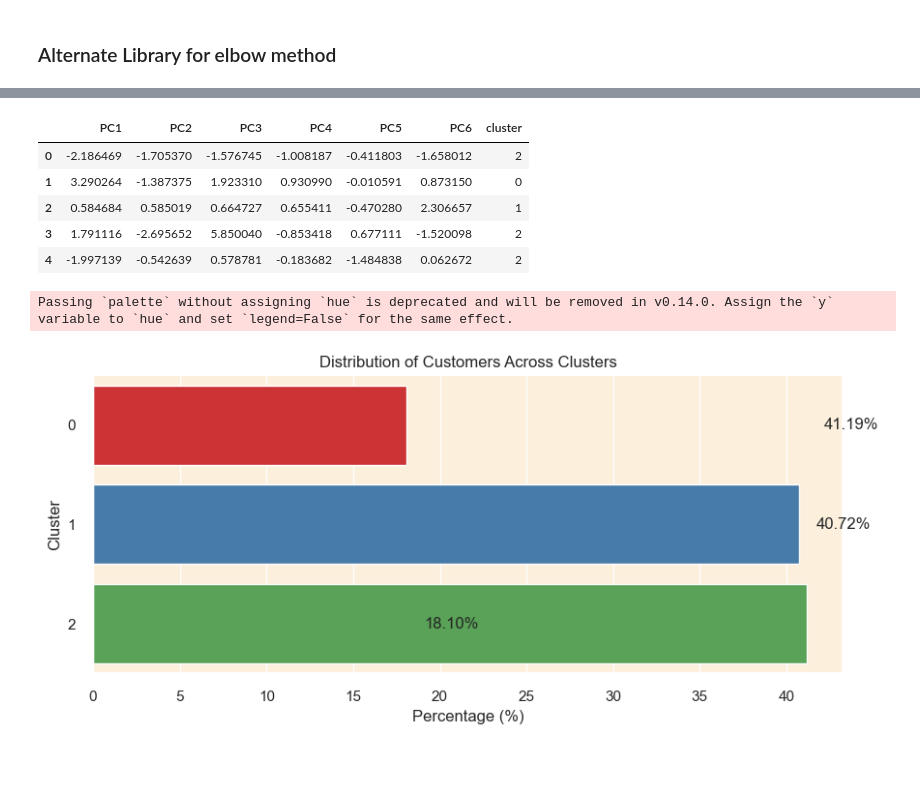
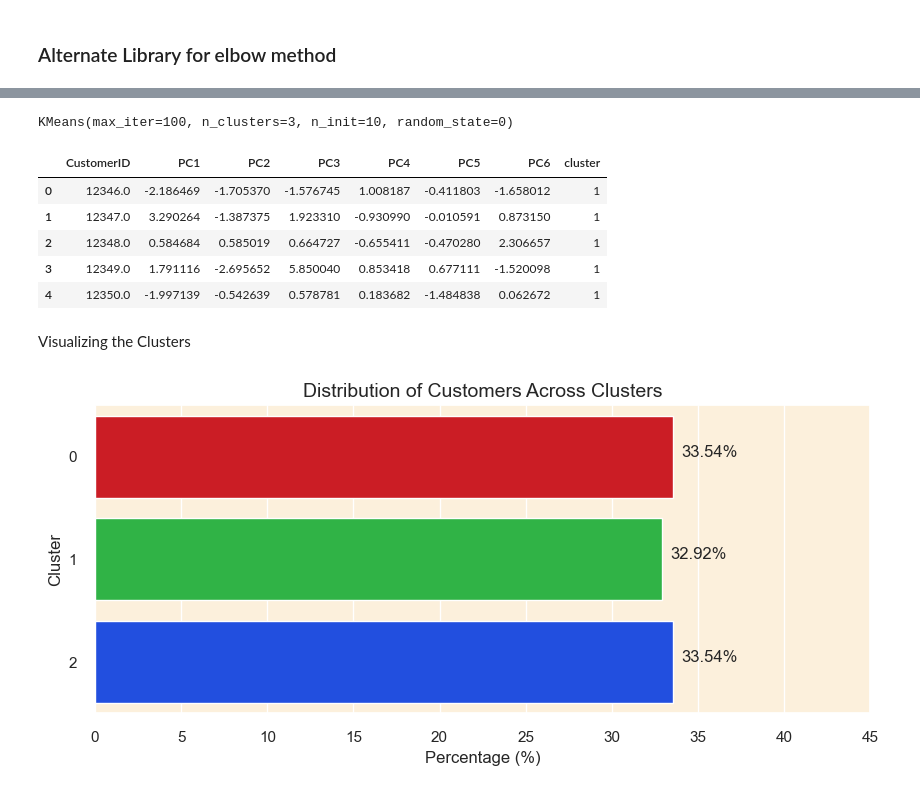
Before and after one commit to spartny/customer-segmentation, a Jupyter notebook: KMeans.ipynb, the cells around one changed output, grey strips where cells are left out. Drawn from its saved outputs; the diff is of its cells as text; code cells hidden in the pictures; blank space fills up the shorter version.

Commit message:
cluster profiling
on Kmeans2

```diff
--- a/KMeans.ipynb
+++ b/KMeans.ipynb
@@ -139,33 +159,7 @@ silhouette_analysis(df, 3, 12, figsize=(20, 50))
 # %%
-# Apply KMeans clustering using the optimal k
+#instantiate the k-means class, using optimal number of clusters
 kmeans = KMeans(n_clusters=3, init='k-means++', n_init=10, max_iter=100, random_state=0)
 kmeans.fit(df)
-
-# Get the frequency of each cluster
-cluster_frequencies = Counter(kmeans.labels_)
-
-# Create a mapping from old labels to new labels based on frequency
-label_mapping = {label: new_label for new_label, (label, _) in
-                 enumerate(cluster_frequencies.most_common())}
-
-# Reverse the mapping to assign labels as per your criteria
-label_mapping = {v: k for k, v in {2: 1, 1: 0, 0: 2}.items()}
-
-# Apply the mapping to get the new labels
-new_labels = np.array([label_mapping[label] for label in kmeans.labels_])
-
-# Append the new cluster labels back to the original dataset
-cleaned['cluster'] = new_labels
-
-# Append the new cluster labels to the DataFrame
-df['cluster'] = new_labels
+# %% [output]
+KMeans(max_iter=100, n_clusters=3, n_init=10, random_state=0)
-# %%
-df.head()
-# %% [output]
-|  | PC1 | PC2 | PC3 | PC4 | PC5 | PC6 | cluster |
-| 0 | -2.186469 | -1.705370 | -1.576745 | -1.008187 | -0.411803 | -1.658012 | 2 |
-| 1 | 3.290264 | -1.387375 | 1.923310 | 0.930990 | -0.010591 | 0.873150 | 0 |
-| 2 | 0.584684 | 0.585019 | 0.664727 | 0.655411 | -0.470280 | 2.306657 | 1 |
-| 3 | 1.791116 | -2.695652 | 5.850040 | -0.853418 | 0.677111 | -1.520098 | 2 |
-| 4 | -1.997139 | -0.542639 | 0.578781 | -0.183682 | -1.484838 | 0.062672 | 2 |
 # %%
@@ -204,16 +181,11 @@ fig.show()
 # %%
-# Cluster Distribution Bar Plot
-cluster_percentage = (df['cluster'].value_counts(normalize=True) * 100).reset_index()
-cluster_percentage.columns = ['Cluster', 'Percentage']
-
-plt.figure(figsize=(10, 4))
-sns.barplot(x='Percentage', y='Cluster', data=cluster_percentage, orient='h', palette=colors)
-for i, v in enumerate(cluster_percentage['Percentage']):
-    plt.text(v + 1, i, f'{v:.2f}%', va='center')
-
-plt.title('Distribution of Customers Across Clusters')
-plt.xlabel('Percentage (%)')
-plt.show()
+df.head()
 # %% [output]
-Passing `palette` without assigning `hue` is deprecated and will be removed in v0.14.0. Assign the `y` variable to `hue` and set `legend=False` for the same effect.
-[figure, removed]
+|  | CustomerID | PC1 | PC2 | PC3 | PC4 | PC5 | PC6 | cluster |
+| 0 | 12346.0 | -2.186469 | -1.705370 | -1.576745 | 1.008187 | -0.411803 | -1.658012 | 1 |
+| 1 | 12347.0 | 3.290264 | -1.387375 | 1.923310 | -0.930990 | -0.010591 | 0.873150 | 1 |
+| 2 | 12348.0 | 0.584684 | 0.585019 | 0.664727 | -0.655411 | -0.470280 | 2.306657 | 1 |
+| 3 | 12349.0 | 1.791116 | -2.695652 | 5.850040 | 0.853418 | 0.677111 | -1.520098 | 1 |
+| 4 | 12350.0 | -1.997139 | -0.542639 | 0.578781 | 0.183682 | -1.484838 | 0.062672 | 1 |
+# %% [markdown]
+Visualizing the Clusters
@@ -219,0 +225,22 @@ Passing `palette` without assigning `hue` is deprecated and will be removed in v
+# %%
+# Calculate the percentage of customers in each cluster
+cluster_percentage = (df['cluster'].value_counts(normalize=True) * 100).reset_index()
+cluster_percentage.columns = ['Cluster', 'Percentage']
+cluster_percentage.sort_values(by='Cluster', inplace=True)
+
+# Create a horizontal bar plot
+plt.figure(figsize=(10, 4))
+sns.barplot(x='Percentage', y='Cluster', data=cluster_percentage, orient='h', palette=colors)
+
+# Adding percentages on the bars
+for index, value in enumerate(cluster_percentage['Percentage']):
+    plt.text(value+0.5, index, f'{value:.2f}%')
+
+plt.title('Distribution of Customers Across Clusters', fontsize=14)
+plt.xticks(ticks=np.arange(0, 50, 5))
+plt.xlabel('Percentage (%)')
+
+# Show the plot
+plt.show()
+# %% [output]
+[figure, added]
```
Also changed, not shown: parts of 10 cells of this notebook, 1 other file.
